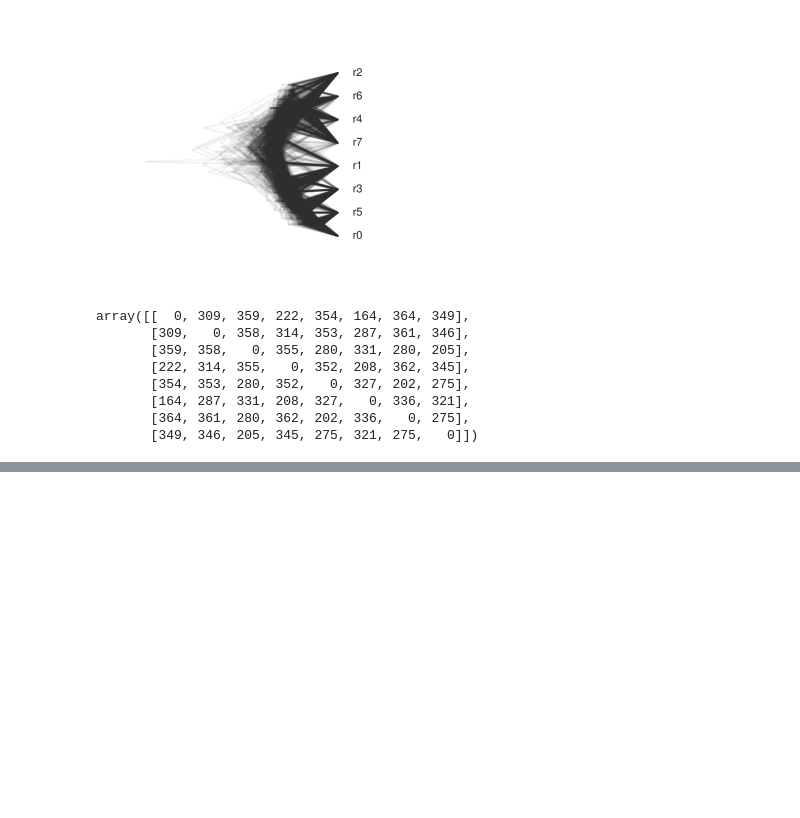
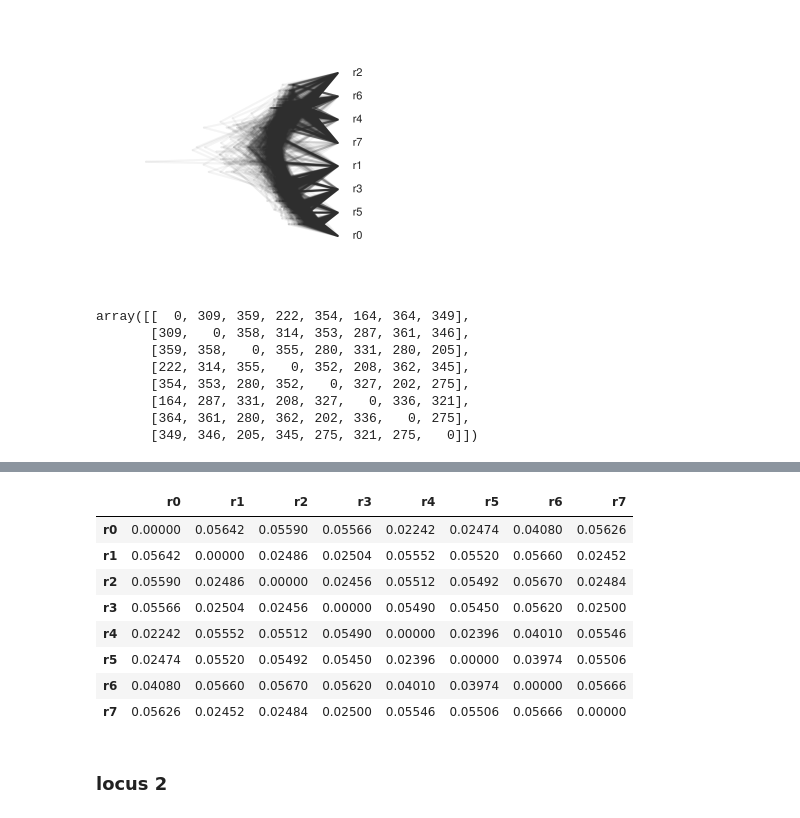
Before and after one commit to pmckenz1/ipcoal, a Jupyter notebook: ms/seqmod_validation.ipynb, the cells around one changed output, grey strips where cells are left out. Cells and saved outputs as stored; diff of their text form; code cells hidden in the pictures; blank space fills up the shorter version.

```diff
--- a/ms/seqmod_validation.ipynb
+++ b/ms/seqmod_validation.ipynb
@@ -601,0 +639,2 @@ array([[  0, 309, 359, 222, 354, 164, 364, 349],
+# %%
+loc = 1
@@ -601,0 +645,15 @@ array([[  0, 309, 359, 222, 354, 164, 364, 349],
+# %%
+ipcoal.utils.calculate_pairwise_dist(mod_sm,
+                                     locus=loc)
+# %% [output]
+|  | r0 | r1 | r2 | r3 | r4 | r5 | r6 | r7 |
+| r0 | 0.00000 | 0.05642 | 0.05590 | 0.05566 | 0.02242 | 0.02474 | 0.04080 | 0.05626 |
+| r1 | 0.05642 | 0.00000 | 0.02486 | 0.02504 | 0.05552 | 0.05520 | 0.05660 | 0.02452 |
+| r2 | 0.05590 | 0.02486 | 0.00000 | 0.02456 | 0.05512 | 0.05492 | 0.05670 | 0.02484 |
+| r3 | 0.05566 | 0.02504 | 0.02456 | 0.00000 | 0.05490 | 0.05450 | 0.05620 | 0.02500 |
+| r4 | 0.02242 | 0.05552 | 0.05512 | 0.05490 | 0.00000 | 0.02396 | 0.04010 | 0.05546 |
+| r5 | 0.02474 | 0.05520 | 0.05492 | 0.05450 | 0.02396 | 0.00000 | 0.03974 | 0.05506 |
+| r6 | 0.04080 | 0.05660 | 0.05670 | 0.05620 | 0.04010 | 0.03974 | 0.00000 | 0.05666 |
+| r7 | 0.05626 | 0.02452 | 0.02484 | 0.02500 | 0.05546 | 0.05506 | 0.05666 | 0.00000 |
+# %% [markdown]
+### locus 2
```
Also changed, not shown: parts of 27 cells of this notebook, 1 other file.
